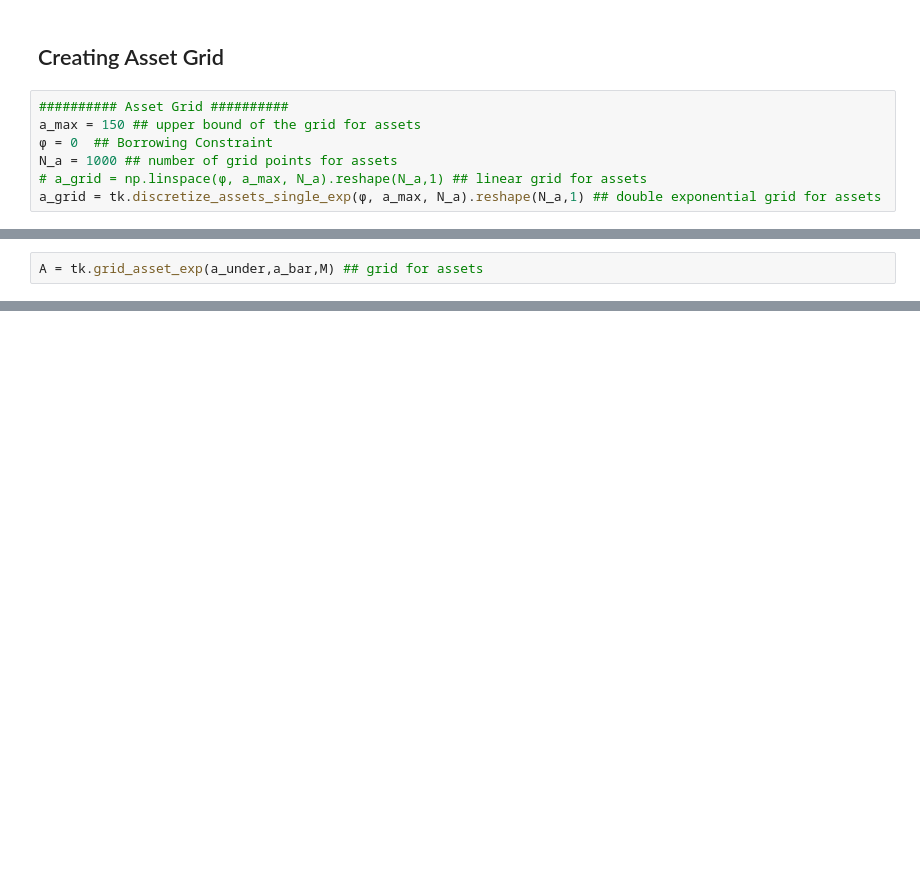
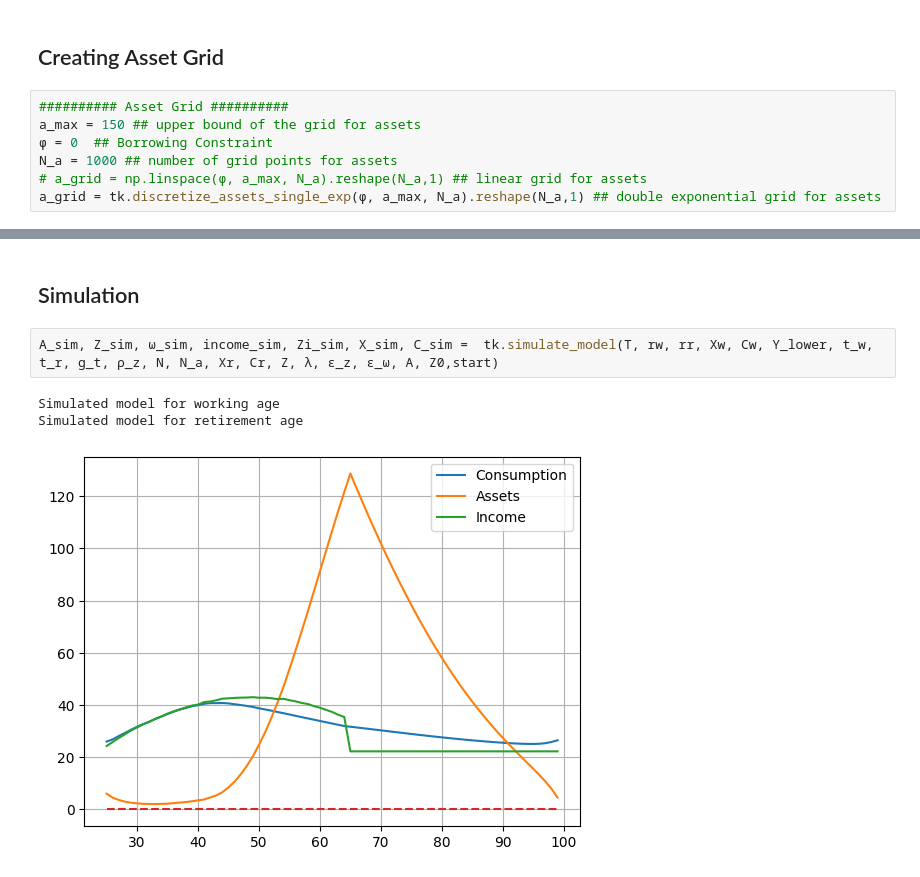
Before and after one commit to mortezaaghajanzadeh/Household-Finance, a Jupyter notebook: Part I - Life cycle consumption savings models/Problem set 1/ProblemSet1.ipynb, the cells around one changed output, grey strips where cells are left out. Drawn from its saved outputs; the diff is of its cells as text; blank space fills up the shorter version.

```diff
--- a/Part I - Life cycle consumption savings models/Problem set 1/ProblemSet1.ipynb
+++ b/Part I - Life cycle consumption savings models/Problem set 1/ProblemSet1.ipynb
@@ -247,2 +113,0 @@ we should increase the maximum level of r in the grid.
-# %%
-A = tk.grid_asset_exp(a_under,a_bar,M) ## grid for assets
@@ -337,0 +156,8 @@ plt.show()
+# %% [markdown]
+## Simulation
+# %%
+A_sim, Z_sim, ω_sim, income_sim, Zi_sim, X_sim, C_sim =  tk.simulate_model(T, rw, rr, Xw, Cw, Y_lower, t_w, t_r, g_t, ρ_z, N, N_a, Xr, Cr, Z, λ, ε_z, ε_ω, A, Z0,start)
+# %% [output]
+Simulated model for working age
+Simulated model for retirement age
+[figure, added]
```
Also changed, not shown: parts of 34 cells of this notebook, 6 other files.
